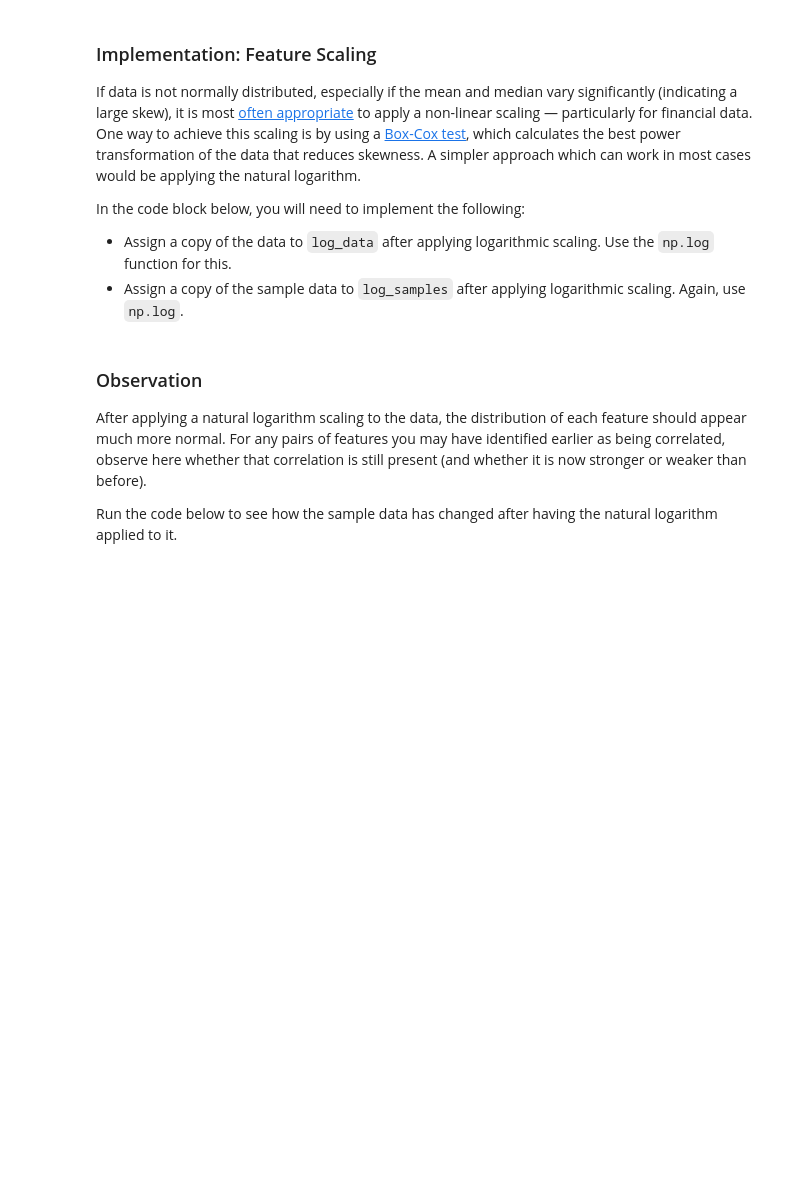
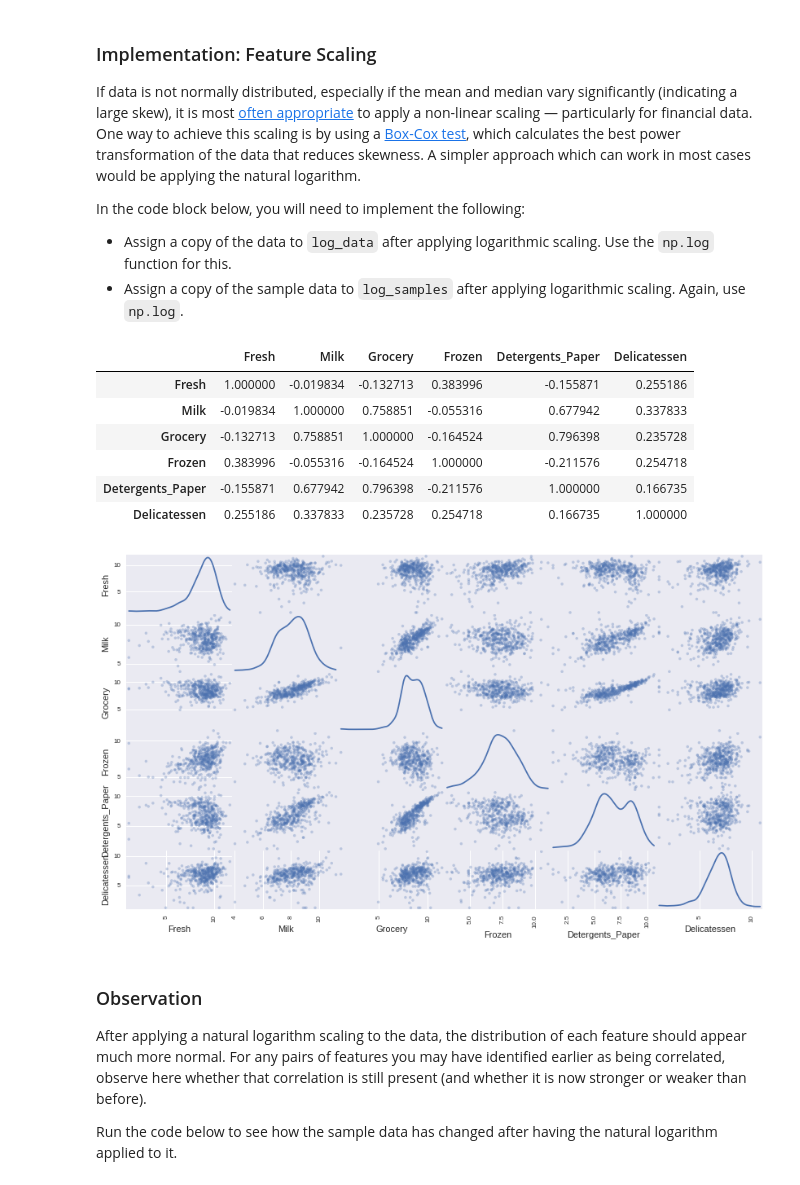
Before and after one commit to fink-stanislav/machine-learning, a Jupyter notebook: projects/customer_segments/customer_segments.ipynb, the cells around one changed output. Saved outputs shown, nothing was run; the diff lists cells and outputs as text; code cells hidden in the pictures; blank space fills up the shorter version.

```diff
--- a/projects/customer_segments/customer_segments.ipynb
+++ b/projects/customer_segments/customer_segments.ipynb
@@ -204,13 +205,25 @@ In the code block below, you will need to implement the following:
  - Assign a copy of the sample data to `log_samples` after applying logarithmic scaling. Again, use `np.log`.
 # %%
 # TODO: Scale the data using the natural logarithm
-log_data = None
+log_data = np.log(data)
 
 # TODO: Scale the sample data using the natural logarithm
-log_samples = None
+log_samples = np.log(samples)
 
 # Produce a scatter matrix for each pair of newly-transformed features
-pd.scatter_matrix(log_data, alpha = 0.3, figsize = (14,8), diagonal = 'kde');
+pd.plotting.scatter_matrix(log_data, alpha = 0.3, figsize = (14,8), diagonal = 'kde');
+
+correlations = log_data.corr()
+display(correlations)
+# %% [output]
+|  | Fresh | Milk | Grocery | Frozen | Detergents_Paper | Delicatessen |
+| Fresh | 1.000000 | -0.019834 | -0.132713 | 0.383996 | -0.155871 | 0.255186 |
+| Milk | -0.019834 | 1.000000 | 0.758851 | -0.055316 | 0.677942 | 0.337833 |
+| Grocery | -0.132713 | 0.758851 | 1.000000 | -0.164524 | 0.796398 | 0.235728 |
+| Frozen | 0.383996 | -0.055316 | -0.164524 | 1.000000 | -0.211576 | 0.254718 |
+| Detergents_Paper | -0.155871 | 0.677942 | 0.796398 | -0.211576 | 1.000000 | 0.166735 |
+| Delicatessen | 0.255186 | 0.337833 | 0.235728 | 0.254718 | 0.166735 | 1.000000 |
+[figure, added]
 # %% [markdown]
 ### Observation
 After applying a natural logarithm scaling to the data, the distribution of each feature should appear much more normal. For any pairs of features you may have identified earlier as being correlated, observe here whether that correlation is still present (and whether it is now stronger or weaker than before).
```
Also changed, not shown: parts of 8 cells of this notebook.
